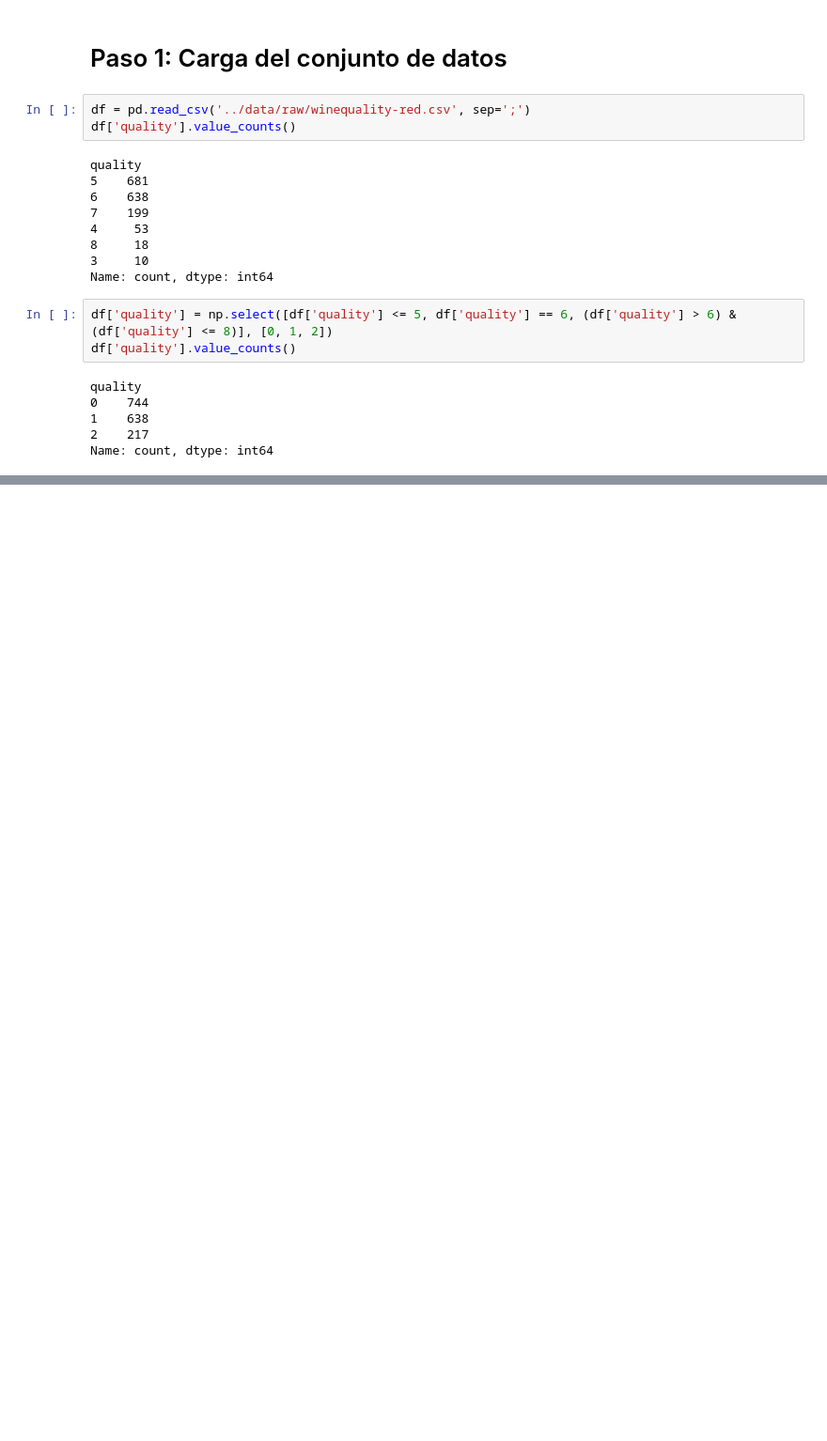
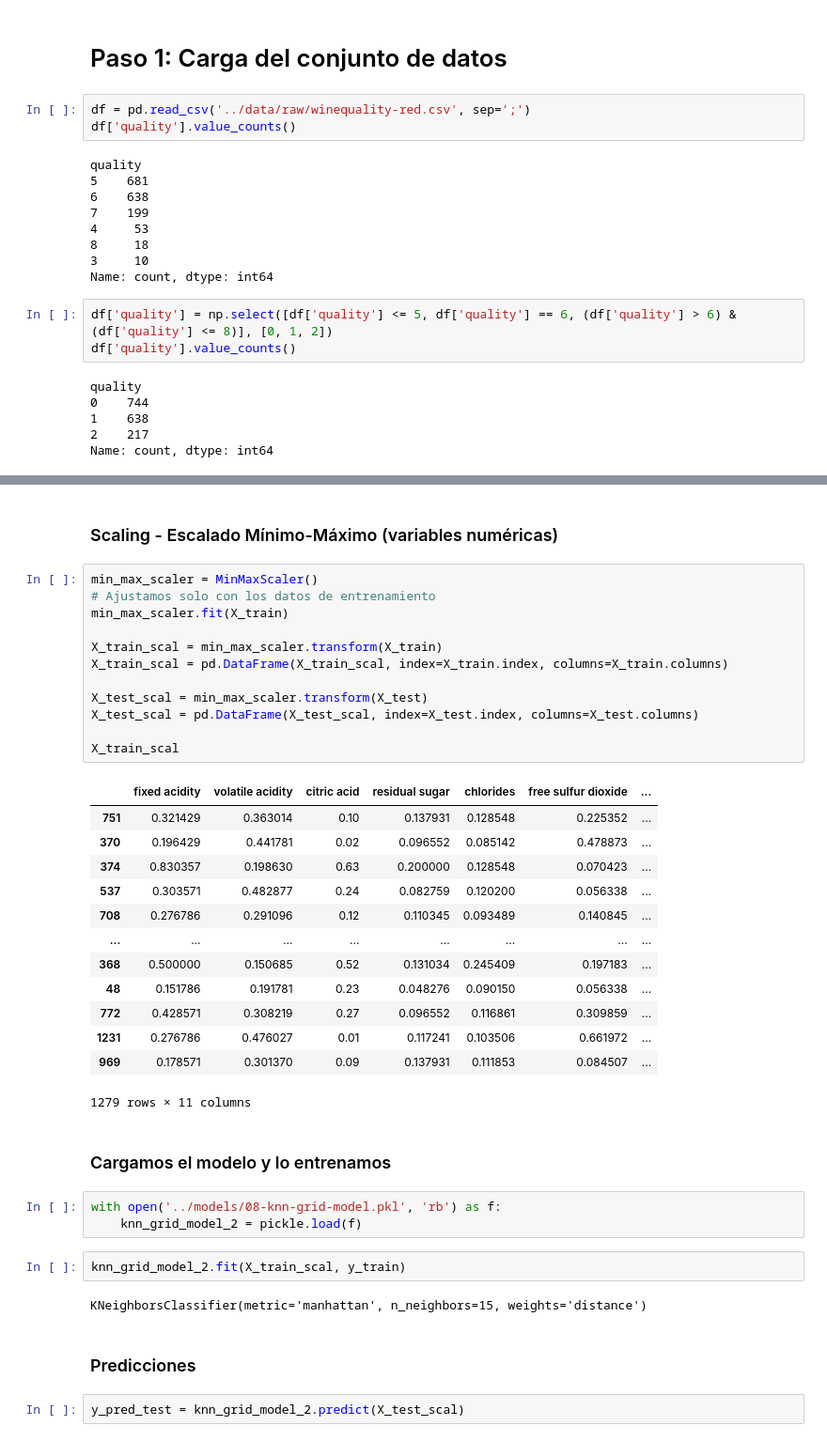
Before and after one commit to 4GeeksAcademy/pabloaznar-intro-ml, a Jupyter notebook: src/08-k-nearest-neighbours-2.ipynb, the cells around one changed output, grey strips where cells are left out. Shown at 94% size. Cells and saved outputs as stored; diff of their text form; blank space fills up the shorter version.

```diff
--- a/src/08-k-nearest-neighbours-2.ipynb
+++ b/src/08-k-nearest-neighbours-2.ipynb
@@ -36,0 +74,41 @@ Name: count, dtype: int64
+# %% [markdown]
+### Scaling - Escalado Mínimo-Máximo (variables numéricas)
+# %%
+min_max_scaler = MinMaxScaler()
+# Ajustamos solo con los datos de entrenamiento
+min_max_scaler.fit(X_train)
+
+X_train_scal = min_max_scaler.transform(X_train)
+X_train_scal = pd.DataFrame(X_train_scal, index=X_train.index, columns=X_train.columns)
+
+X_test_scal = min_max_scaler.transform(X_test)
+X_test_scal = pd.DataFrame(X_test_scal, index=X_test.index, columns=X_test.columns)
+
+X_train_scal
+# %% [output]
+|  | fixed acidity | volatile acidity | citric acid | residual sugar | chlorides | free sulfur dioxide | ... |
+| 751 | 0.321429 | 0.363014 | 0.10 | 0.137931 | 0.128548 | 0.225352 | ... |
+| 370 | 0.196429 | 0.441781 | 0.02 | 0.096552 | 0.085142 | 0.478873 | ... |
+| 374 | 0.830357 | 0.198630 | 0.63 | 0.200000 | 0.128548 | 0.070423 | ... |
+| 537 | 0.303571 | 0.482877 | 0.24 | 0.082759 | 0.120200 | 0.056338 | ... |
+| 708 | 0.276786 | 0.291096 | 0.12 | 0.110345 | 0.093489 | 0.140845 | ... |
+| ... | ... | ... | ... | ... | ... | ... | ... |
+| 368 | 0.500000 | 0.150685 | 0.52 | 0.131034 | 0.245409 | 0.197183 | ... |
+| 48 | 0.151786 | 0.191781 | 0.23 | 0.048276 | 0.090150 | 0.056338 | ... |
+| 772 | 0.428571 | 0.308219 | 0.27 | 0.096552 | 0.116861 | 0.309859 | ... |
+| 1231 | 0.276786 | 0.476027 | 0.01 | 0.117241 | 0.103506 | 0.661972 | ... |
+| 969 | 0.178571 | 0.301370 | 0.09 | 0.137931 | 0.111853 | 0.084507 | ... |
+1279 rows × 11 columns
+# %% [markdown]
+### Cargamos el modelo y lo entrenamos
+# %%
+with open('../models/08-knn-grid-model.pkl', 'rb') as f:
+    knn_grid_model_2 = pickle.load(f)
+# %%
+knn_grid_model_2.fit(X_train_scal, y_train)
+# %% [output]
+KNeighborsClassifier(metric='manhattan', n_neighbors=15, weights='distance')
+# %% [markdown]
+### Predicciones
+# %%
+y_pred_test = knn_grid_model_2.predict(X_test_scal)
```
Also changed, not shown: parts of 18 cells of this notebook, 2 other files.
